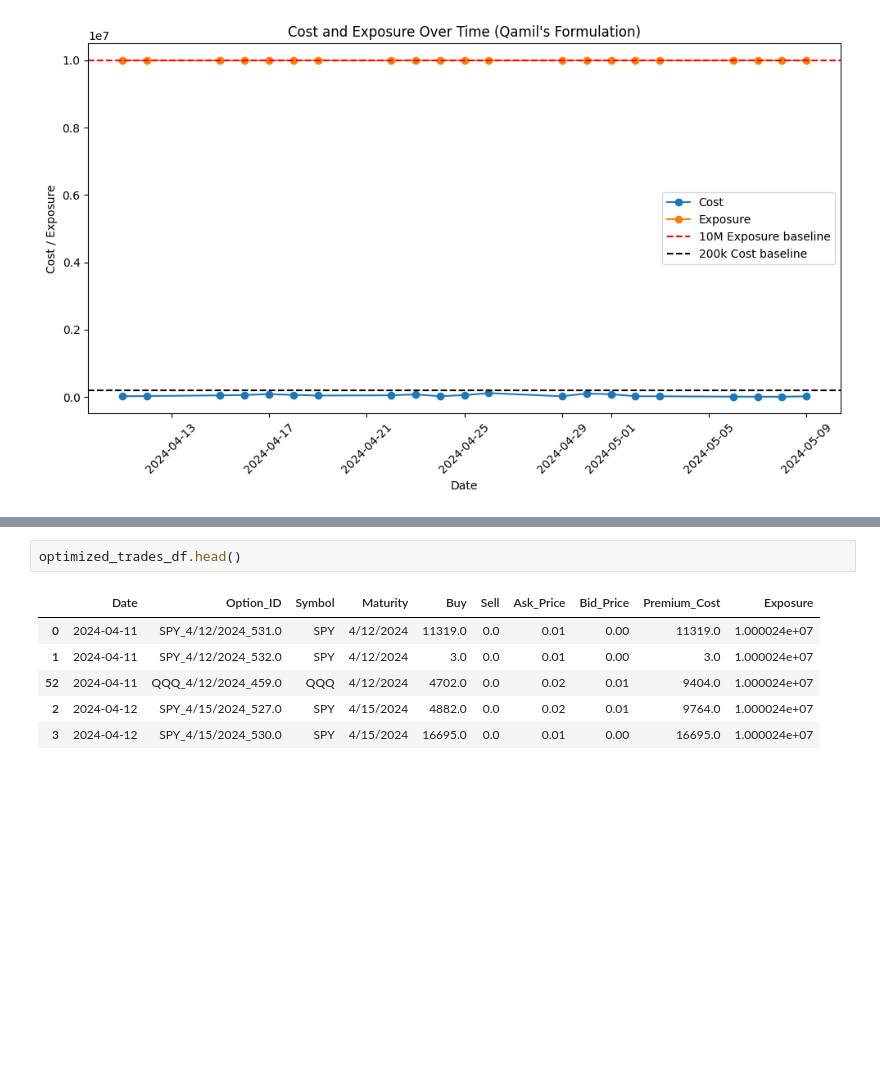
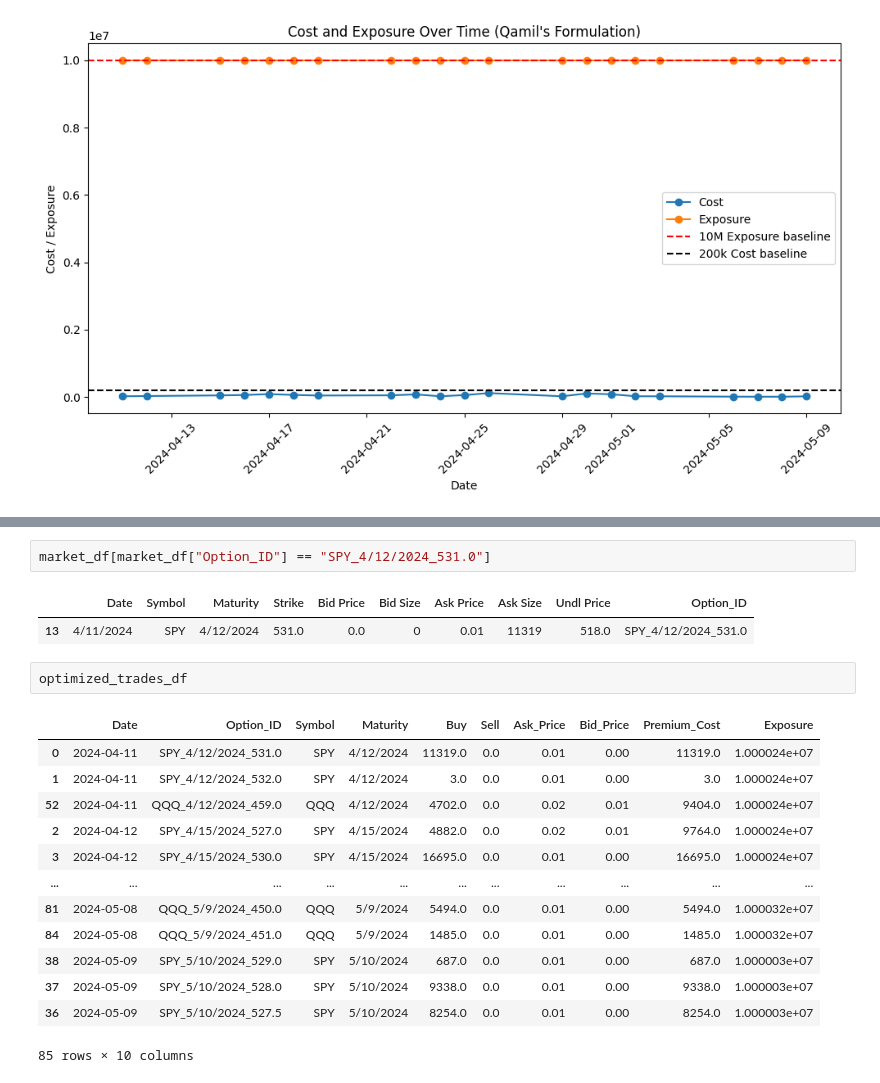
Before and after one commit to Qamil-Mirza/badss-2025-options-alpha-strategy, a Jupyter notebook: notebooks/analysis.ipynb, the cells around one changed output, grey strips where cells are left out. Cells and saved outputs as stored; diff of their text form; blank space fills up the shorter version.

```diff
--- a/notebooks/analysis.ipynb
+++ b/notebooks/analysis.ipynb
@@ -391,9 +447,21 @@ plt.show()
+# %%
+market_df[market_df["Option_ID"] == "SPY_4/12/2024_531.0"]
+# %% [output]
+|  | Date | Symbol | Maturity | Strike | Bid Price | Bid Size | Ask Price | Ask Size | Undl Price | Option_ID |
+| 13 | 4/11/2024 | SPY | 4/12/2024 | 531.0 | 0.0 | 0 | 0.01 | 11319 | 518.0 | SPY_4/12/2024_531.0 |
 # %%
-optimized_trades_df.head()
+optimized_trades_df
 # %% [output]
 |  | Date | Option_ID | Symbol | Maturity | Buy | Sell | Ask_Price | Bid_Price | Premium_Cost | Exposure |
 | 0 | 2024-04-11 | SPY_4/12/2024_531.0 | SPY | 4/12/2024 | 11319.0 | 0.0 | 0.01 | 0.00 | 11319.0 | 1.000024e+07 |
 | 1 | 2024-04-11 | SPY_4/12/2024_532.0 | SPY | 4/12/2024 | 3.0 | 0.0 | 0.01 | 0.00 | 3.0 | 1.000024e+07 |
 | 52 | 2024-04-11 | QQQ_4/12/2024_459.0 | QQQ | 4/12/2024 | 4702.0 | 0.0 | 0.02 | 0.01 | 9404.0 | 1.000024e+07 |
 | 2 | 2024-04-12 | SPY_4/15/2024_527.0 | SPY | 4/15/2024 | 4882.0 | 0.0 | 0.02 | 0.01 | 9764.0 | 1.000024e+07 |
 | 3 | 2024-04-12 | SPY_4/15/2024_530.0 | SPY | 4/15/2024 | 16695.0 | 0.0 | 0.01 | 0.00 | 16695.0 | 1.000024e+07 |
+| ... | ... | ... | ... | ... | ... | ... | ... | ... | ... | ... |
+| 81 | 2024-05-08 | QQQ_5/9/2024_450.0 | QQQ | 5/9/2024 | 5494.0 | 0.0 | 0.01 | 0.00 | 5494.0 | 1.000032e+07 |
+| 84 | 2024-05-08 | QQQ_5/9/2024_451.0 | QQQ | 5/9/2024 | 1485.0 | 0.0 | 0.01 | 0.00 | 1485.0 | 1.000032e+07 |
+| 38 | 2024-05-09 | SPY_5/10/2024_529.0 | SPY | 5/10/2024 | 687.0 | 0.0 | 0.01 | 0.00 | 687.0 | 1.000003e+07 |
+| 37 | 2024-05-09 | SPY_5/10/2024_528.0 | SPY | 5/10/2024 | 9338.0 | 0.0 | 0.01 | 0.00 | 9338.0 | 1.000003e+07 |
+| 36 | 2024-05-09 | SPY_5/10/2024_527.5 | SPY | 5/10/2024 | 8254.0 | 0.0 | 0.01 | 0.00 | 8254.0 | 1.000003e+07 |
+85 rows × 10 columns
```
Also changed, not shown: parts of 13 cells of this notebook, 1 other file.
